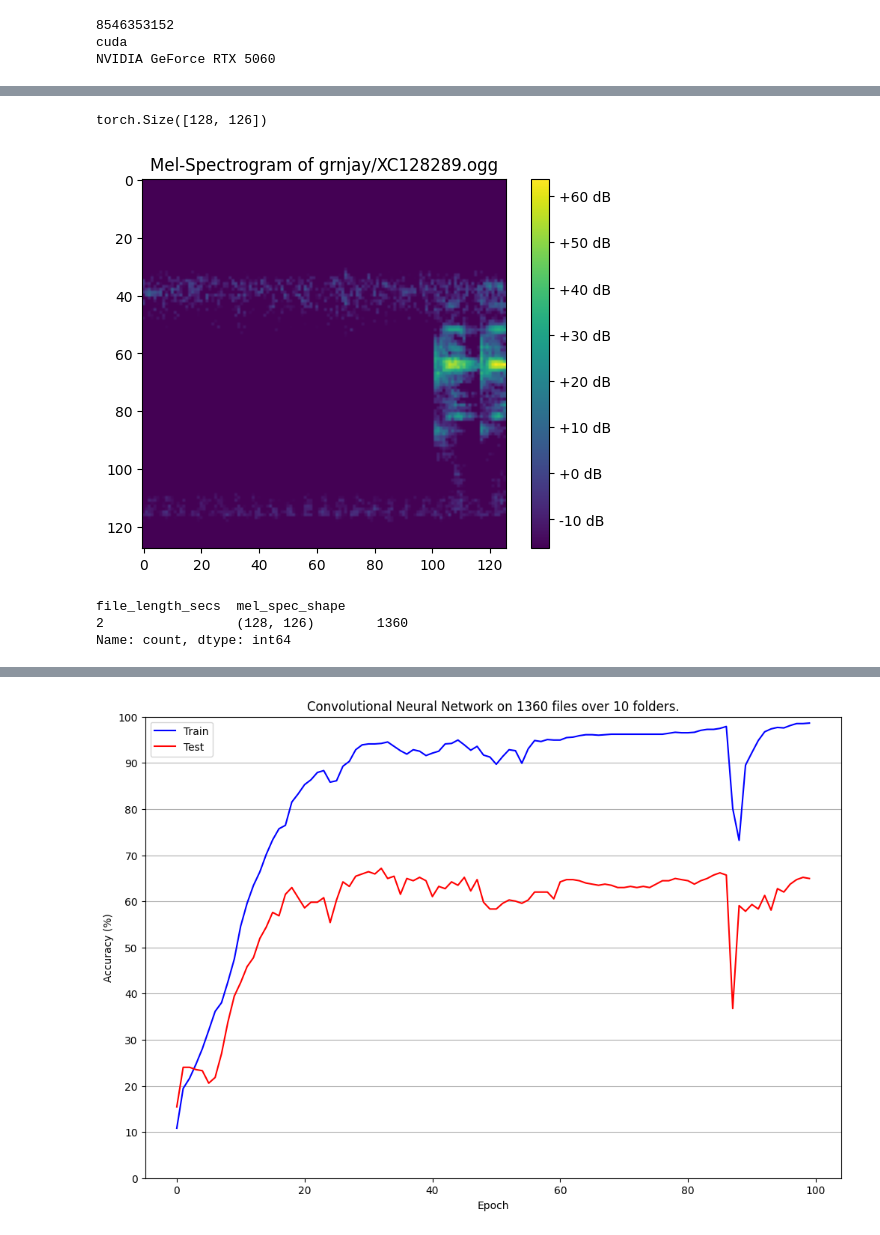
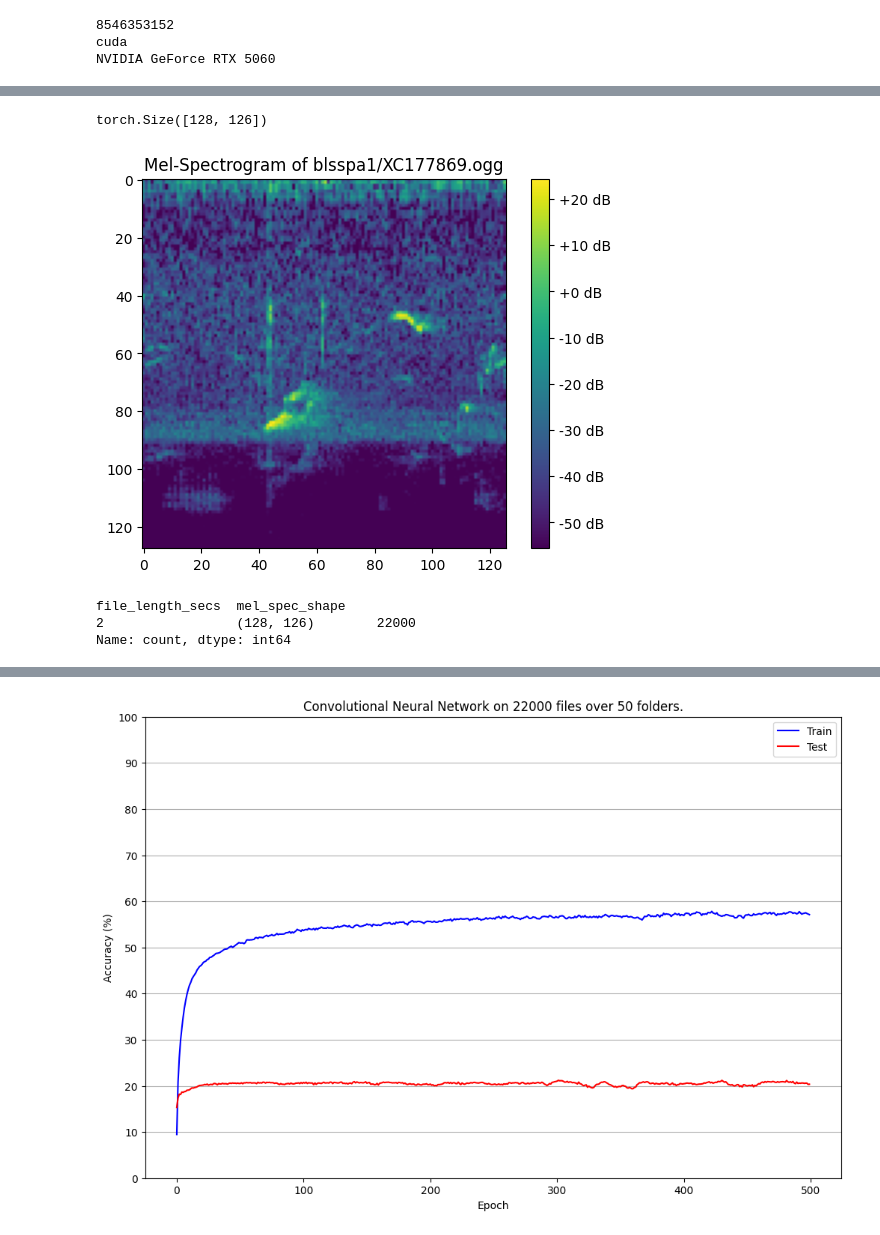
Before and after one commit to spearmintage/final-project, a Jupyter notebook: code/deeper_audio_test.ipynb, the cells around one changed output, grey strips where cells are left out. Drawn from its saved outputs; the diff is of its cells as text; code cells hidden in the pictures.

```diff
--- a/code/deeper_audio_test.ipynb
+++ b/code/deeper_audio_test.ipynb
@@ -196,7 +197,7 @@ split_interval_secs = 2
 sample_rate = 32000
 
 #folder_df = get_random_folders_librosa(base_dir, split_interval_secs=split_interval_secs, total_folders=25, sample_rate=None, all_folder_files=True, folder_size_range=(0,0))
-folder_df = get_random_folders_torchaudio(base_dir, split_interval_secs=split_interval_secs, sample_rate=sample_rate, total_folders=10, min_files_per_folder=20, max_files_per_folder=20)
+folder_df = get_random_folders_torchaudio(base_dir, split_interval_secs=split_interval_secs, sample_rate=sample_rate, total_folders=50, min_files_per_folder=100, max_files_per_folder=100)
 # %%
 len(folder_df)
 # %% [output]
@@ -260,7 +261,7 @@ plt.show()
 del row
 # %% [output]
 torch.Size([128, 126])
-[figure, old version]
+[figure, new version]
 # %%
 # mel_spec_shape's x value is ALWAYS 128.
 # %%
@@ -274,7 +275,7 @@ folder_df[["file_length_secs", "mel_spec_shape"]].value_counts()
 # 2 second file length + 32000 sampling rate = (128, 126) input shape
 # %% [output]
 file_length_secs  mel_spec_shape
-2                 (128, 126)        1360
+2                 (128, 126)        22000
 Name: count, dtype: int64
 # %%
 # input shape needs to be AxBxCxD
@@ -432,8 +433,8 @@ def train_model(model, loss_fn, optimizer, epochs, batch_size, save_best_to_file
 # - train in larger batches, 64 upwards seems good
 # - most seem to plateau around 200 epochs, maybe reduce to reduce total training time
 
-epochs = 100
-batch_size = 16
+epochs = 500
+batch_size = 64
 dropout_rate = 0
 learning_rate = 0.001
 momentum = 0
@@ -466,4 +467,4 @@ Epoch 100: train loss = 0.0064, train acc = 98.63%, test acc = 64.95%
-[figure, old version]
+[figure, new version]
 # %%
 # final results after testing approx. 30 different variations of dropout, learning rate, etc
 # best learning rate = 0.001, batch size of 32/64, dropout rate around 0.2-0.5
```
Also changed, not shown: parts of 8 cells of this notebook, 7 other files.
